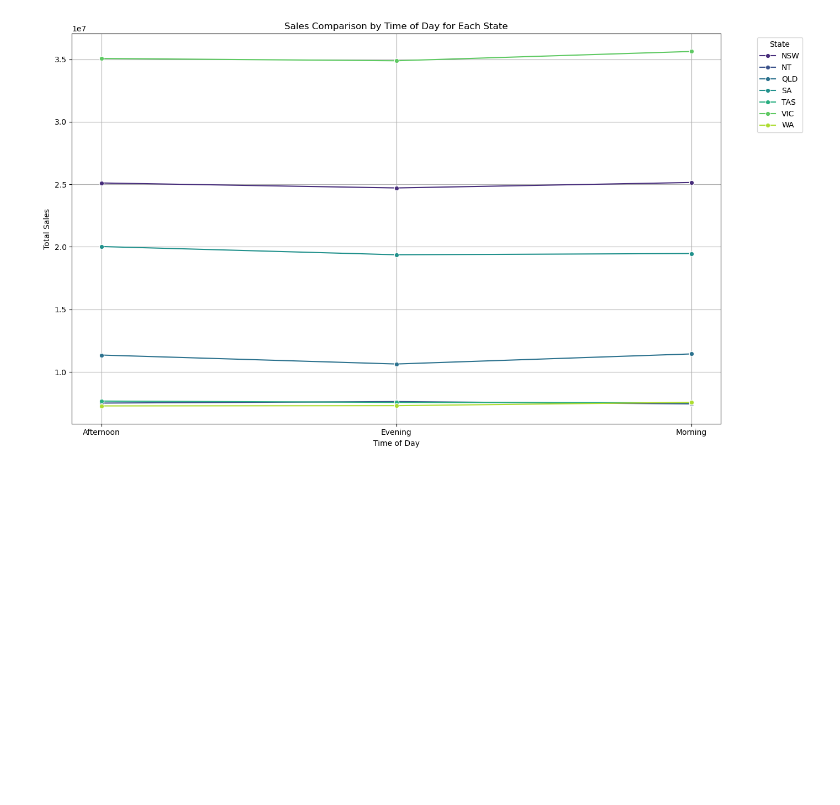
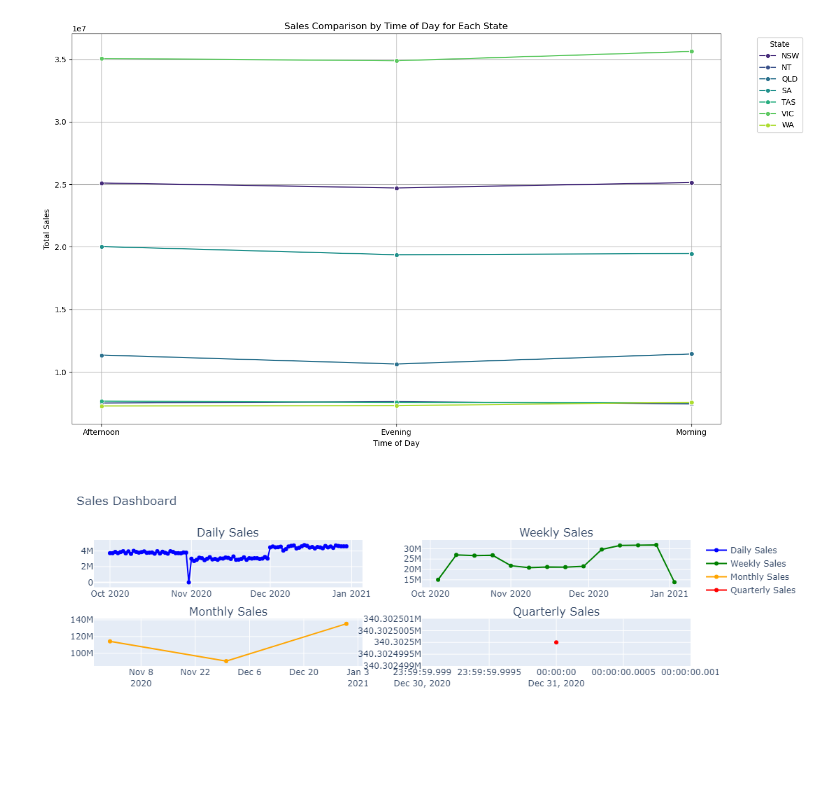
Before and after one commit to ImPriyanshu45/Sales-Analysis, a Jupyter notebook: SalesAnalysisProject.ipynb, the cells around one changed output. Saved outputs shown, nothing was run; the diff lists cells and outputs as text; code cells hidden in the pictures; blank space fills up the shorter version.

```diff
--- a/SalesAnalysisProject.ipynb
+++ b/SalesAnalysisProject.ipynb
@@ -301,3 +301,7 @@ Lowest Sales Group Each State:
 ### d.Generate weekly, monthly, and quarterly reports to document and present the results of the analysis conducted
 # %%
 df.set_index('Date', inplace=True) # Set date column as index
+# %%
+daily_report = df.resample('D').agg({'Sales': 'sum', 'Unit': 'sum'})
+print("\nDaily Report:")
+print(daily_report)
@@ -424,6 +514,65 @@ plt.tight_layout()
 plt.show()
 # %% [output]
 [figure]
+# %%
+import plotly.graph_objs as go
+from plotly.subplots import make_subplots
+
+
+# Create a subplot layout
+fig = make_subplots(rows=2, cols=2, subplot_titles=('Daily Sales', 'Weekly Sales', 'Monthly Sales', 'Quarterly Sales'))
+
+# Add daily sales plot
+fig.add_trace(go.Scatter(
+    x=daily_report.index,
+    y=daily_report['Sales'],
+    mode='lines+markers',
+    marker=dict(color='blue'),
+    text=daily_report.index.strftime('%Y-%m-%d'),  # Dates for hover text
+    hoverinfo='text',  # Show only hover text
+    name='Daily Sales'
+), row=1, col=1)
+
+# Add weekly sales plot
+fig.add_trace(go.Scatter(
+    x=weekly_report.index,
+    y=weekly_report['Sales'],
+    mode='lines+markers',
+    marker=dict(color='green'),
+    text=weekly_report.index.strftime('%Y-%m-%d'),
+    hoverinfo='text',
+    name='Weekly Sales'
+), row=1, col=2)
+
+# Add monthly sales plot
+fig.add_trace(go.Scatter(
+    x=monthly_report.index,
+    y=monthly_report['Sales'],
+    mode='lines+markers',
+    marker=dict(color='orange'),
+    text=monthly_report.index.strftime('%Y-%m-%d'),
+    hoverinfo='text',
+    name='Monthly Sales'
+), row=2, col=1)
+
+# Add quarterly sales plot
+fig.add_trace(go.Scatter(
+    x=quarterly_report.index,
+    y=quarterly_report['Sales'],
+    mode='lines+markers',
+    marker=dict(color='red'),
+    text=quarterly_report.index.strftime('%Y-%m-%d'),
+    hoverinfo='text',
+    name='Quarterly Sales'
+), row=2, col=2)
+
+# Update layout
+fig.update_layout(title='Sales Dashboard', showlegend=True)
+
+# Show the plot
+fig.show()
+# %% [output]
+[figure, added]
 # %% [markdown]
 <br><br>
 # %% [markdown]
```
Also changed, not shown: parts of 9 cells of this notebook.
